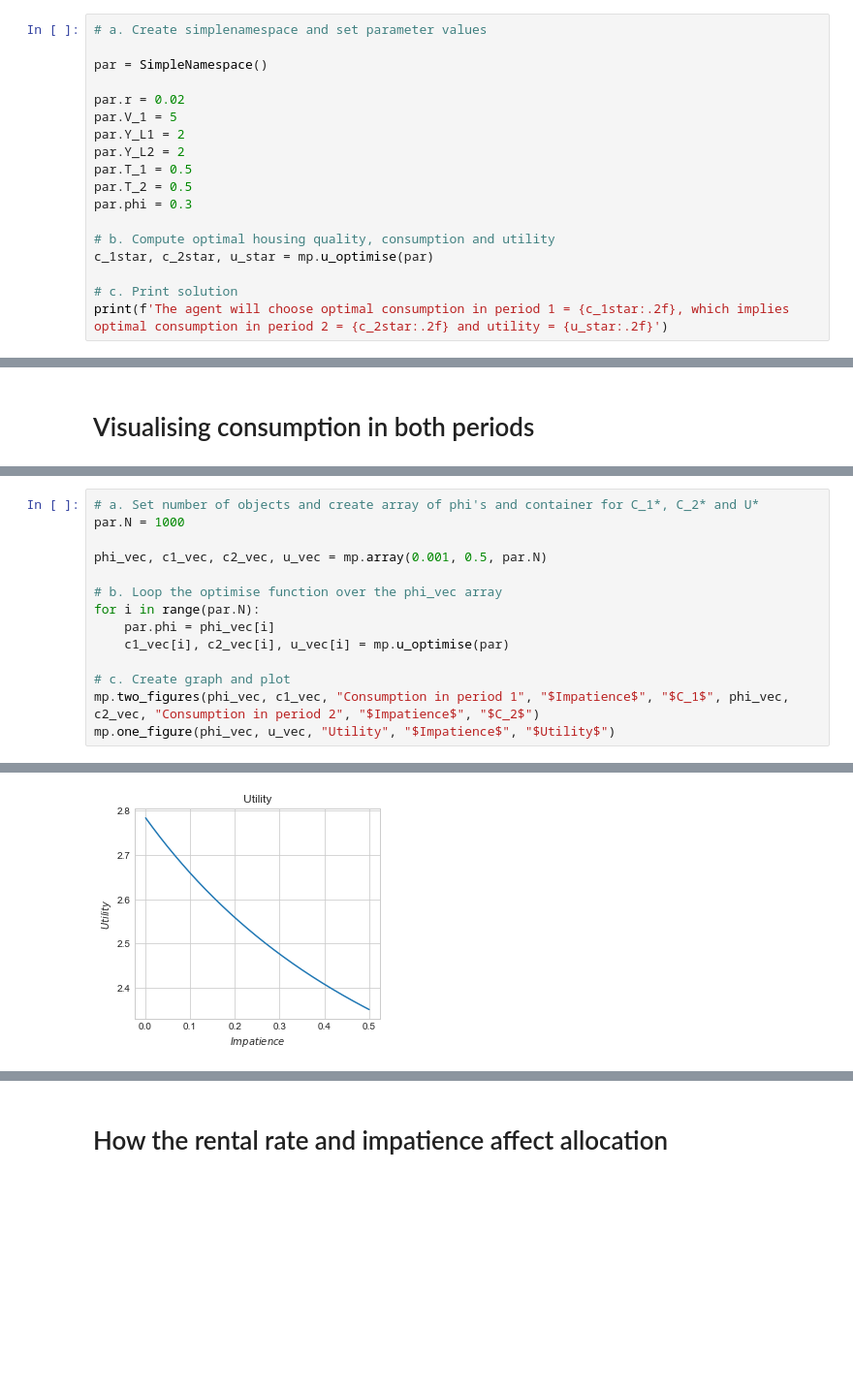
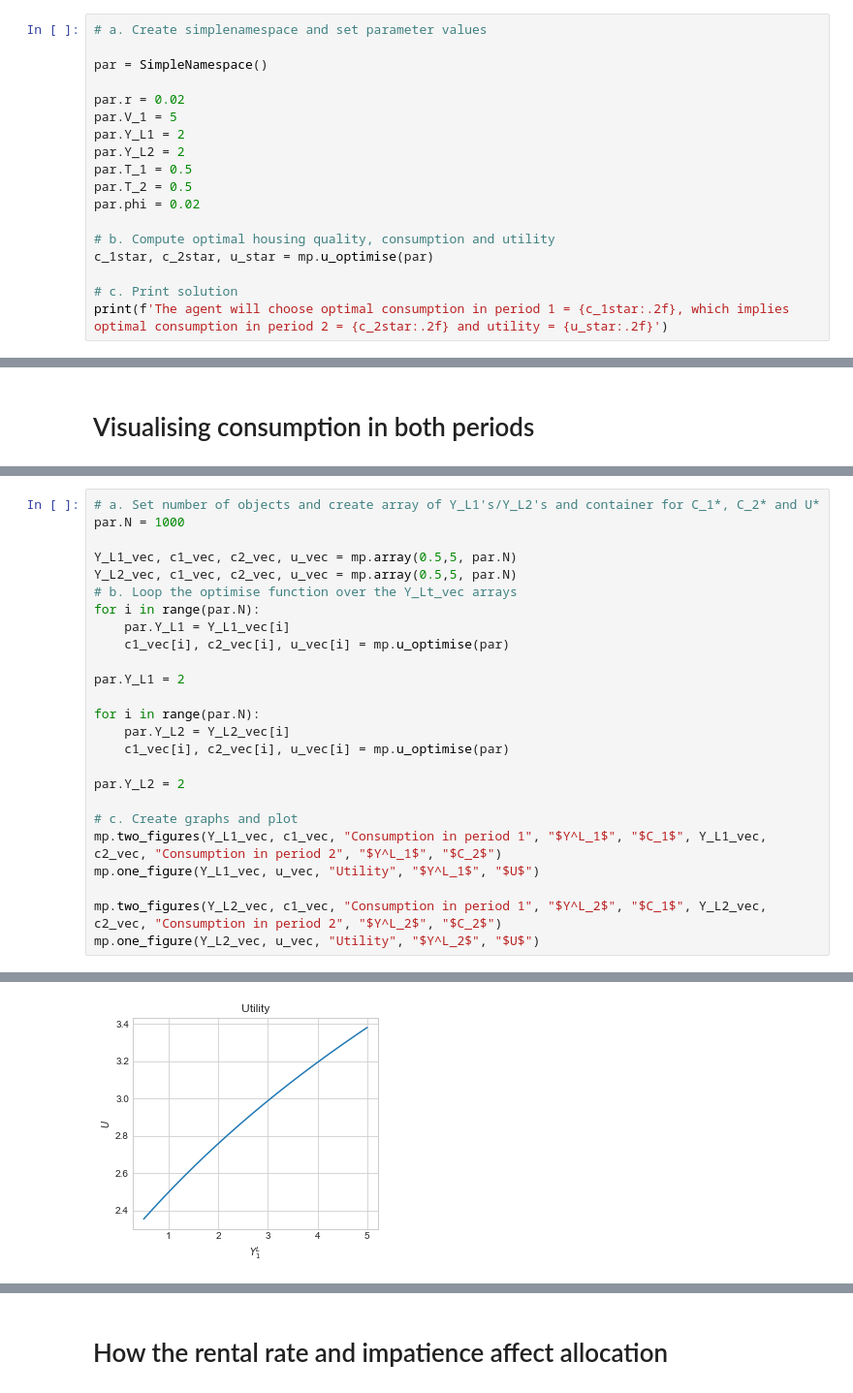
Before and after one commit to AskerNC/projects-2021-m-m, a Jupyter notebook: modelproject/modelproject.ipynb, the cells around one changed output, grey strips where cells are left out. Shown at 97% size. Drawn from its saved outputs; the diff is of its cells as text; blank space fills up the shorter version.

```diff
--- a/modelproject/modelproject.ipynb
+++ b/modelproject/modelproject.ipynb
@@ -90,7 +90,7 @@ par.Y_L1 = 2
 par.Y_L2 = 2
 par.T_1 = 0.5
 par.T_2 = 0.5
-par.phi = 0.3
+par.phi = 0.02
 
 # b. Compute optimal housing quality, consumption and utility
 c_1star, c_2star, u_star = mp.u_optimise(par)
@@ -117,15 +118,26 @@ We have created a function that does the first 3 out of 4 steps. We start with i
 # %%
-# a. Set number of objects and create array of phi's and container for C_1*, C_2* and U*
+# a. Set number of objects and create array of Y_L1's/Y_L2's and container for C_1*, C_2* and U*
 par.N = 1000
 
-phi_vec, c1_vec, c2_vec, u_vec = mp.array(0.001, 0.5, par.N)
-
-# b. Loop the optimise function over the phi_vec array
+Y_L1_vec, c1_vec, c2_vec, u_vec = mp.array(0.5,5, par.N)
+Y_L2_vec, c1_vec, c2_vec, u_vec = mp.array(0.5,5, par.N)
+# b. Loop the optimise function over the Y_Lt_vec arrays
 for i in range(par.N):
-    par.phi = phi_vec[i]
+    par.Y_L1 = Y_L1_vec[i]
     c1_vec[i], c2_vec[i], u_vec[i] = mp.u_optimise(par)
 
-# c. Create graph and plot
-mp.two_figures(phi_vec, c1_vec, "Consumption in period 1", "$Impatience$", "$C_1$", phi_vec, c2_vec, "Consumption in period 2", "$Impatience$", "$C_2$")
-mp.one_figure(phi_vec, u_vec, "Utility", "$Impatience$", "$Utility$")
+par.Y_L1 = 2
+
+for i in range(par.N):
+    par.Y_L2 = Y_L2_vec[i]
+    c1_vec[i], c2_vec[i], u_vec[i] = mp.u_optimise(par)
+
+par.Y_L2 = 2
+
+# c. Create graphs and plot
+mp.two_figures(Y_L1_vec, c1_vec, "Consumption in period 1", "$Y^L_1$", "$C_1$", Y_L1_vec, c2_vec, "Consumption in period 2", "$Y^L_1$", "$C_2$")
+mp.one_figure(Y_L1_vec, u_vec, "Utility", "$Y^L_1$", "$U$")
+
+mp.two_figures(Y_L2_vec, c1_vec, "Consumption in period 1", "$Y^L_2$", "$C_1$", Y_L2_vec, c2_vec, "Consumption in period 2", "$Y^L_2$", "$C_2$")
+mp.one_figure(Y_L2_vec, u_vec, "Utility", "$Y^L_2$", "$U$")
 # %% [output]
@@ -133 +145 @@ mp.one_figure(phi_vec, u_vec, "Utility", "$Impatience$", "$Utility$")
-[figure, old version]
+[figure, new version]
```
Also changed, not shown: parts of 15 cells of this notebook, 1 other file.
